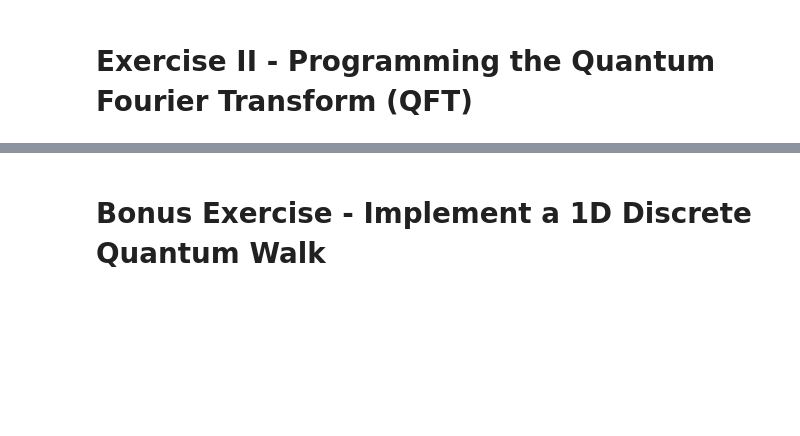
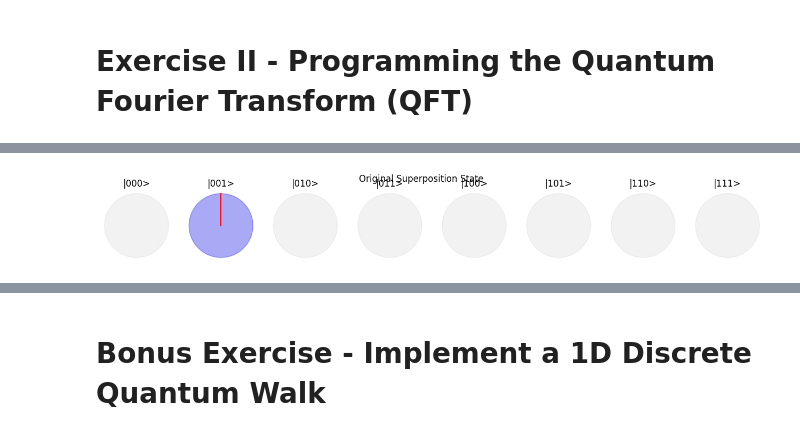
Before and after one commit to ge96lip/Quantum-Computing, a Jupyter notebook: QC_Assignment_3.ipynb, the cells around one changed output, grey strips where cells are left out. Saved outputs shown, nothing was run; the diff lists cells and outputs as text; code cells hidden in the pictures; blank space fills up the shorter version.

```diff
--- a/QC_Assignment_3.ipynb
+++ b/QC_Assignment_3.ipynb
@@ -176,4 +180,9 @@ def init_quantum_register():
     qc = QuantumCircuit(3)
     qc.x(0)
     test = Statevector(qc)
-    plot_circle_notation(test, 3, title='Test Superposition State')
+    plot_circle_notation(test, 3, title='Original Superposition State')
+    return qc
+# %%
+qc = init_quantum_register()
+# %% [output]
+[figure, added]
```
Also changed, not shown: parts of 14 cells of this notebook.
